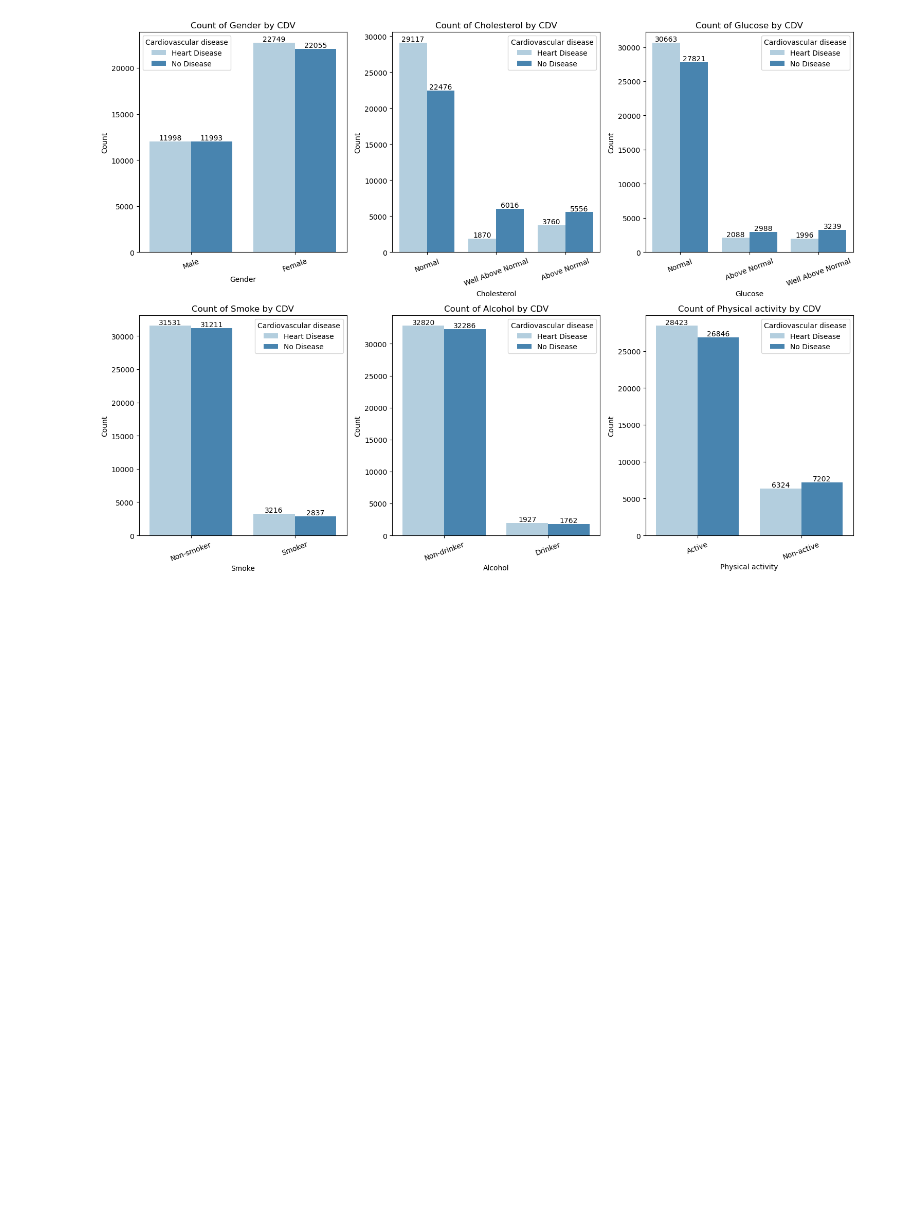
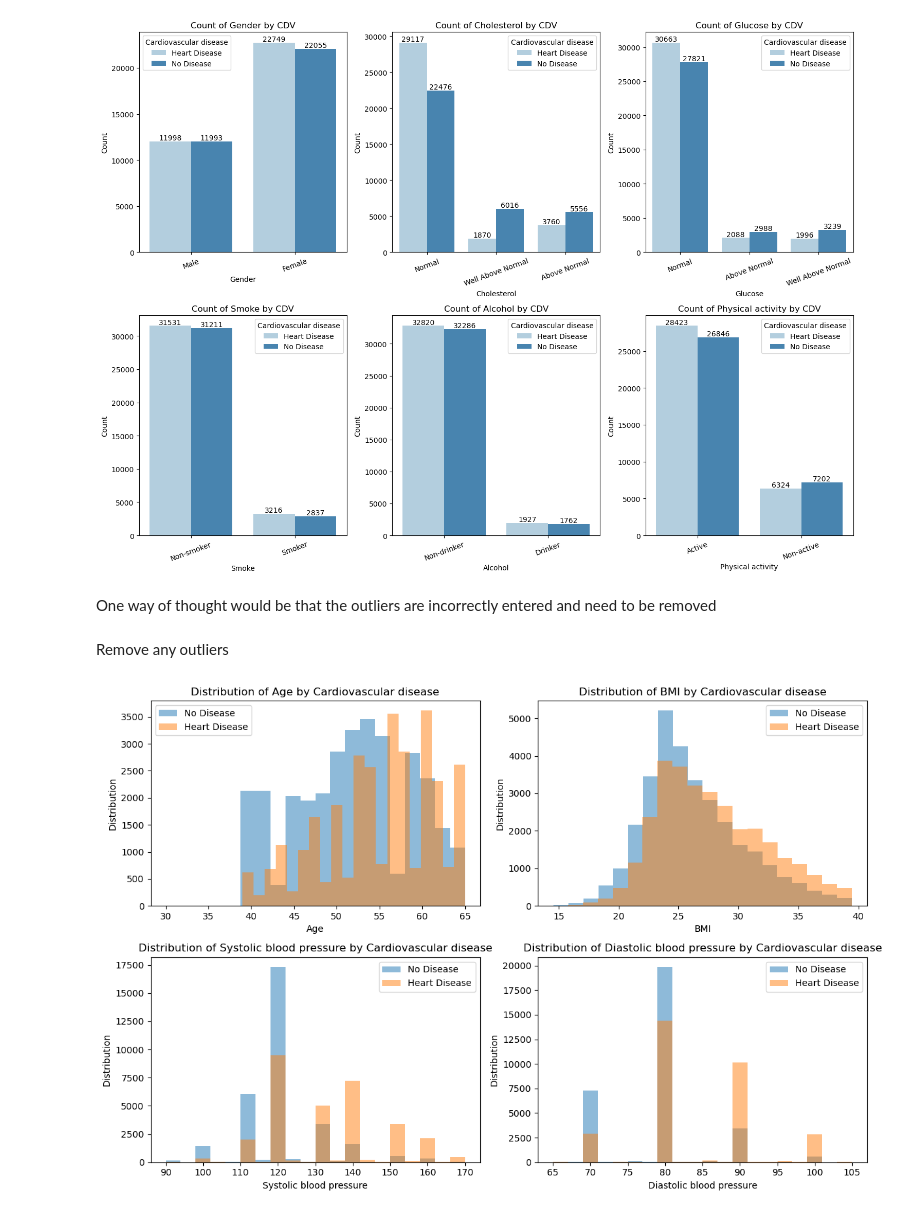
Before and after one commit to AbdullahBera/heart-attack-analysis, a Jupyter notebook: analysis.ipynb, the cells around one changed output. Saved outputs shown, nothing was run; the diff lists cells and outputs as text; code cells hidden in the pictures; blank space fills up the shorter version.

```diff
--- a/analysis.ipynb
+++ b/analysis.ipynb
@@ -1138,0 +1133,34 @@ plt.show()
+# %% [markdown]
+One way of thought would be that the outliers are incorrectly entered and need to be removed
+# %% [markdown]
+Remove any outliers
+# %%
+
+bmi_outliers_list = bmi_outliers.tolist()
+ap_hi_outliers_list = ap_hi_outliers.tolist()
+ap_lo_outliers_list = ap_lo_outliers.tolist()
+# %%
+heart_df = heart_df[heart_df["BMI"].apply(lambda x: x not in bmi_outliers_list)]
+heart_df = heart_df[heart_df["Systolic blood pressure"].apply(lambda x: x not in ap_hi_outliers_list)]
+heart_df = heart_df[heart_df["Diastolic blood pressure"].apply(lambda x: x not in ap_lo_outliers_list)]
+# %%
+numerical_features = ["Age", "BMI", "Systolic blood pressure", "Diastolic blood pressure"]
+
+fig, axex = plt.subplots(nrows=2, ncols=2, figsize=(12,8))
+
+for i, feature in enumerate(numerical_features):
+    row = i // 2
+    col = i % 2
+    ax = axex[row, col]
+
+    ax.hist(heart_df[heart_df["Cardiovascular disease"] == 0][feature], bins=20, alpha=0.5, label="No Disease")
+    ax.hist(heart_df[heart_df["Cardiovascular disease"] == 1][feature], bins=20, alpha=0.5, label="Heart Disease")
+    ax.set_title(f"Distribution of {feature} by Cardiovascular disease")
+    ax.set_xlabel(feature)
+    ax.set_ylabel("Distribution")
+    ax.legend()
+
+plt.tight_layout()
+plt.show()
+# %% [output]
+[figure, added]
```
Also changed, not shown: parts of 10 cells of this notebook.
